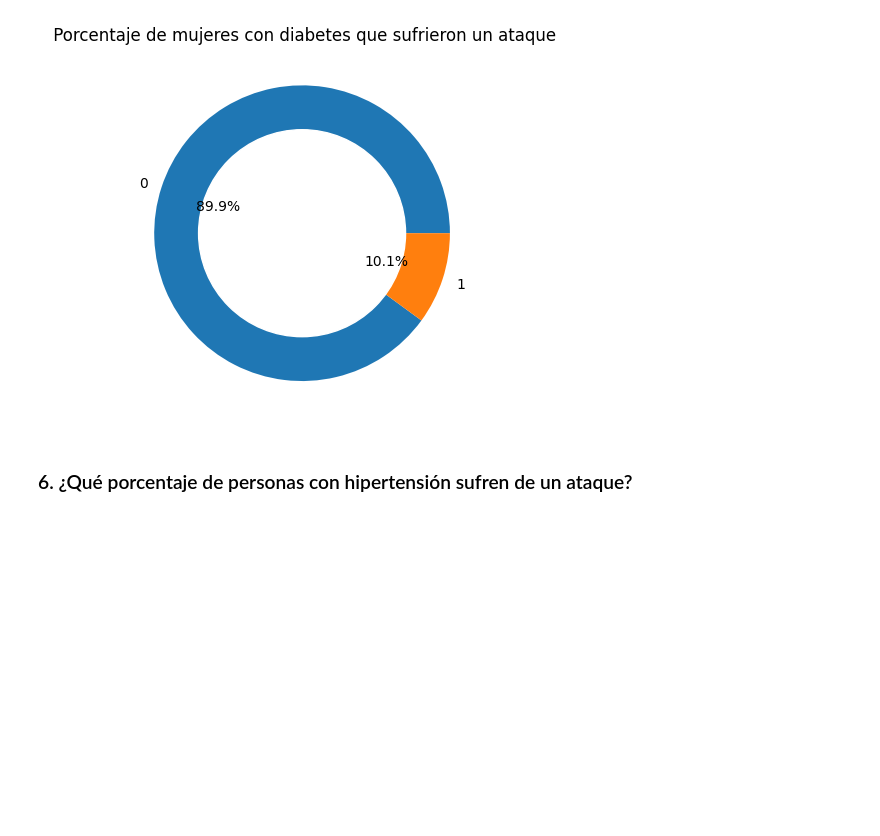
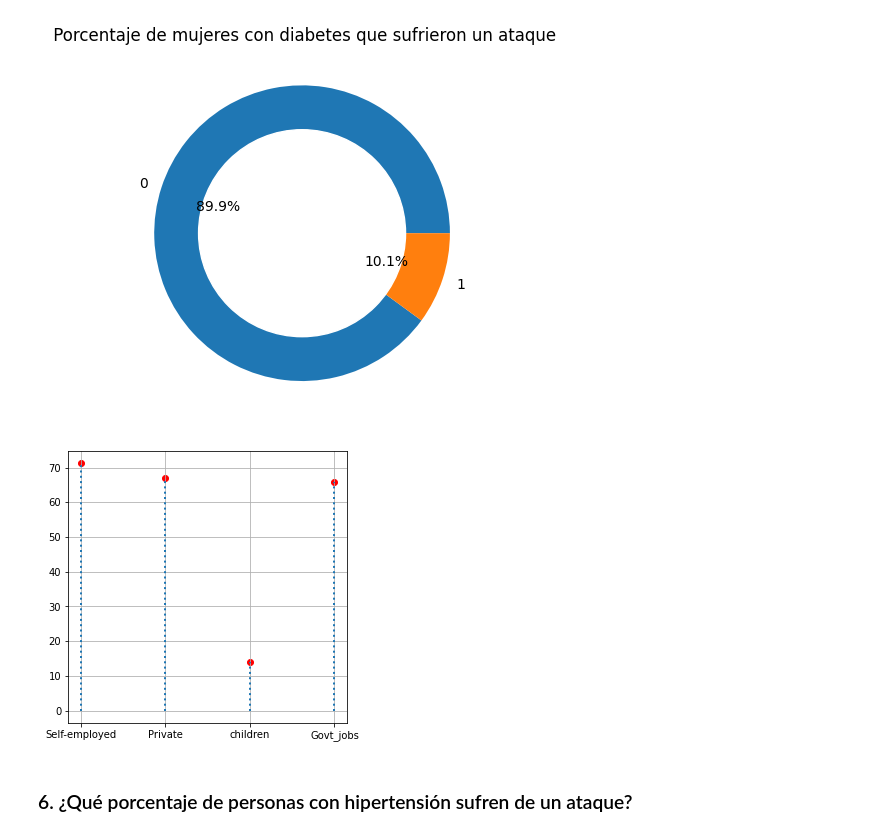
Before and after one commit to jbardalesr/macrodata-projects, a Jupyter notebook: Laboratorio2/PC2_Riesgo_accidente_cerebrovascultar.ipynb, the cells around one changed output. Cells and saved outputs as stored; diff of their text form; code cells hidden in the pictures; blank space fills up the shorter version.

```diff
--- a/Laboratorio2/PC2_Riesgo_accidente_cerebrovascultar.ipynb
+++ b/Laboratorio2/PC2_Riesgo_accidente_cerebrovascultar.ipynb
@@ -298,3 +307,14 @@ plt.show()
+# %%
+import matplotlib.pyplot as plt
+fig, ax = plt.subplots(1, 1, figsize=(5, 5))
+ax.scatter([1, 2, 3, 4], [71.207547, 67.102362, 14.0, 65.785714], c="r")
+ax.vlines([1, 2, 3, 4], [0], [71.207547, 67.102362, 14.0, 65.785714], linestyles='dotted', lw=2)
+ax.set_xticks([1, 2, 3, 4])
+ax.set_xticklabels(["Self-employed", "Private", "children", "Govt_jobs"])
+plt.grid()
+plt.show()
+# %% [output]
+[figure, added]
 # %%
 data = pd.read_csv('./data-numerica.csv')
 # %% [markdown]
```
Also changed, not shown: parts of 5 cells of this notebook, 2 other files.
